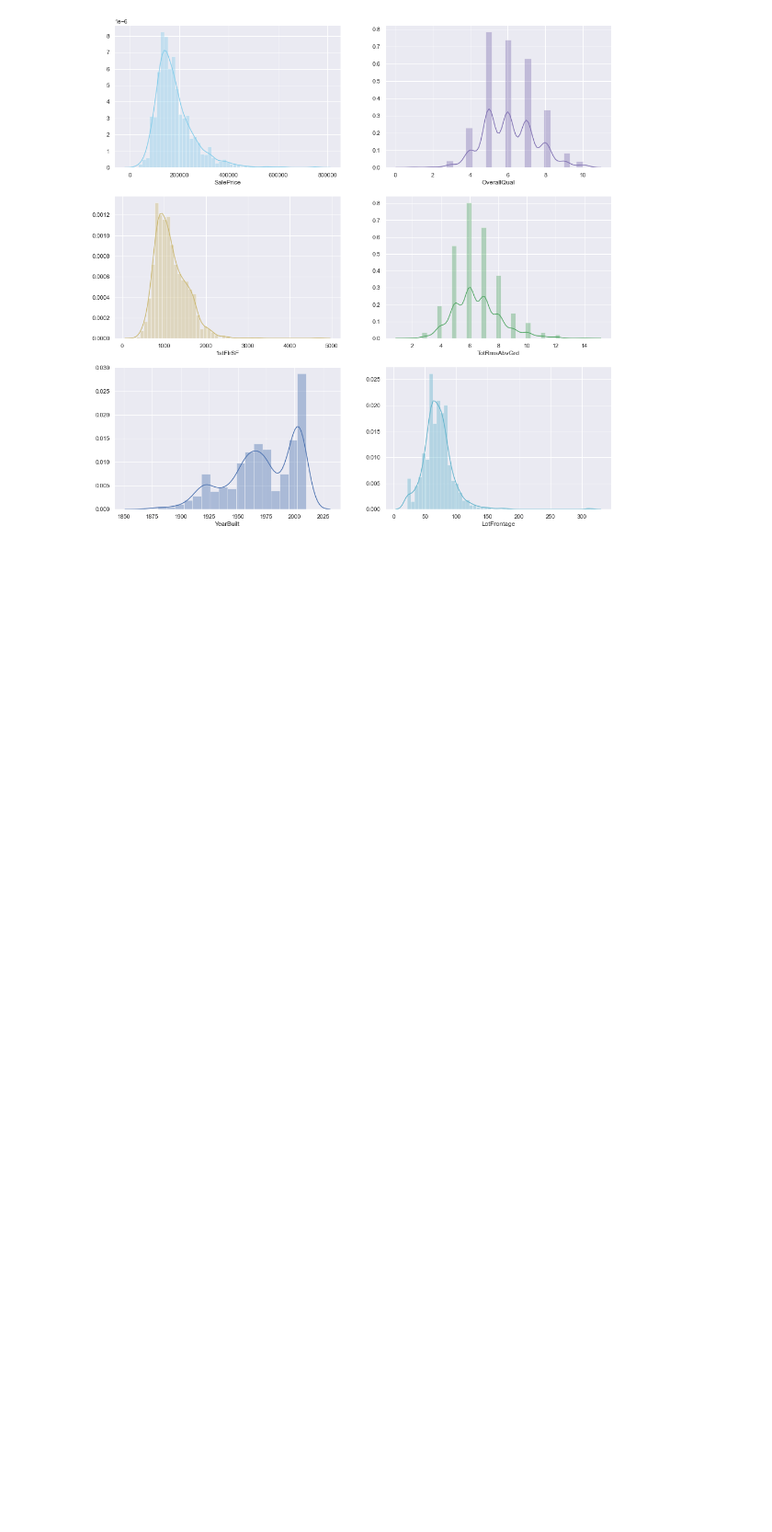
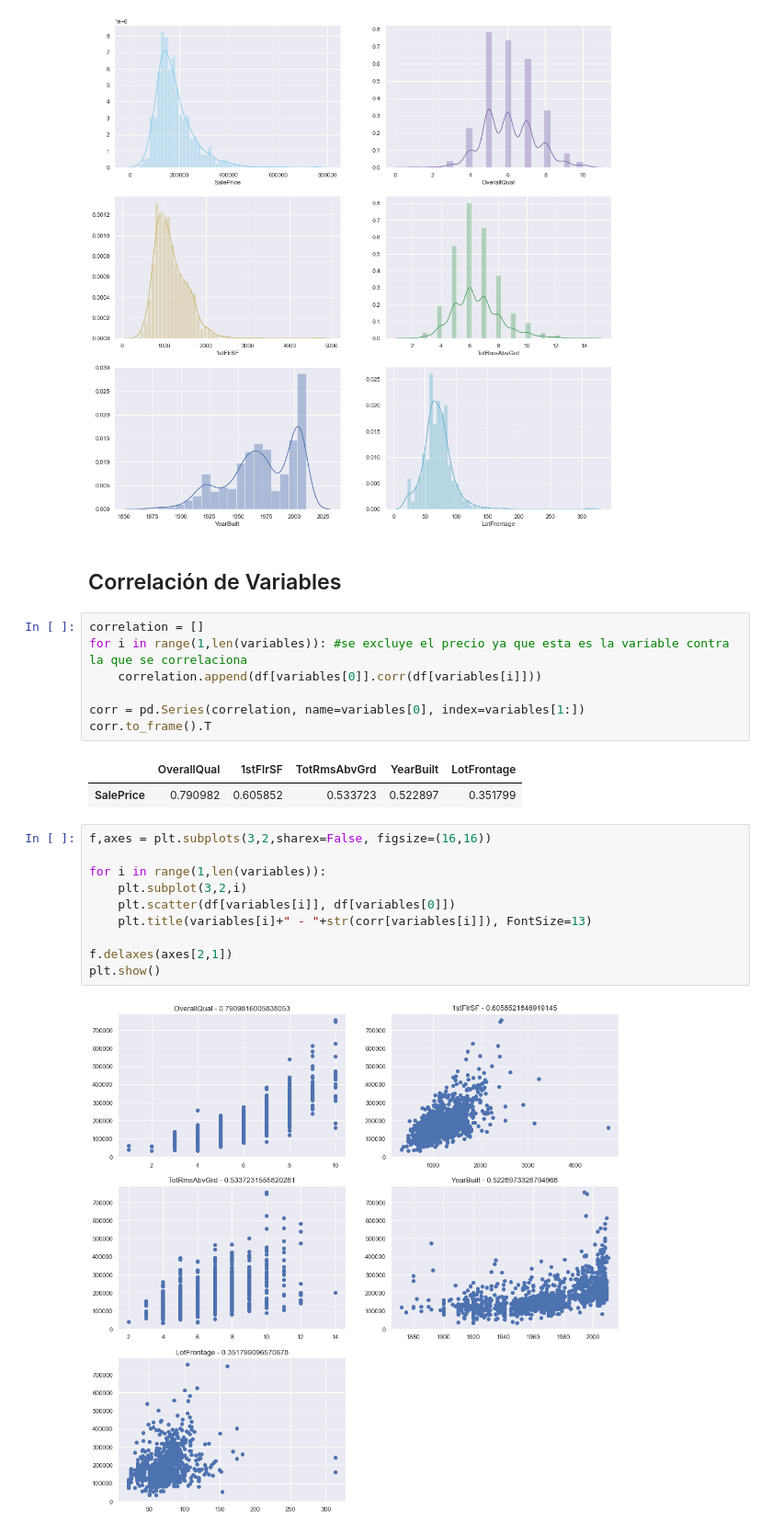
Before and after one commit to djrodriguezp/papd-cdp-proyecto, a Jupyter notebook: Proyecto Ciencia de Datos en Python.ipynb, the cells around one changed output. Shown: that part at 92% size. Cells and saved outputs as stored; diff of their text form; blank space fills up the shorter version.

Commit message:
Correlación de Variables

```diff
--- a/Proyecto Ciencia de Datos en Python.ipynb
+++ b/Proyecto Ciencia de Datos en Python.ipynb
@@ -47,3 +47,27 @@ for i in range(0,len(variables)):
 plt.show()
 # %% [output]
 [figure]
+# %% [markdown]
+## Correlación de Variables
+# %%
+correlation = []
+for i in range(1,len(variables)): #se excluye el precio ya que esta es la variable contra la que se correlaciona
+    correlation.append(df[variables[0]].corr(df[variables[i]]))
+
+corr = pd.Series(correlation, name=variables[0], index=variables[1:])
+corr.to_frame().T
+# %% [output]
+|  | OverallQual | 1stFlrSF | TotRmsAbvGrd | YearBuilt | LotFrontage |
+| SalePrice | 0.790982 | 0.605852 | 0.533723 | 0.522897 | 0.351799 |
+# %%
+f,axes = plt.subplots(3,2,sharex=False, figsize=(16,16))
+
+for i in range(1,len(variables)):
+    plt.subplot(3,2,i)
+    plt.scatter(df[variables[i]], df[variables[0]])
+    plt.title(variables[i]+" - "+str(corr[variables[i]]), FontSize=13)
+
+f.delaxes(axes[2,1])
+plt.show()
+# %% [output]
+[figure, added]
```
Also changed, not shown: parts of 4 cells of this notebook.
